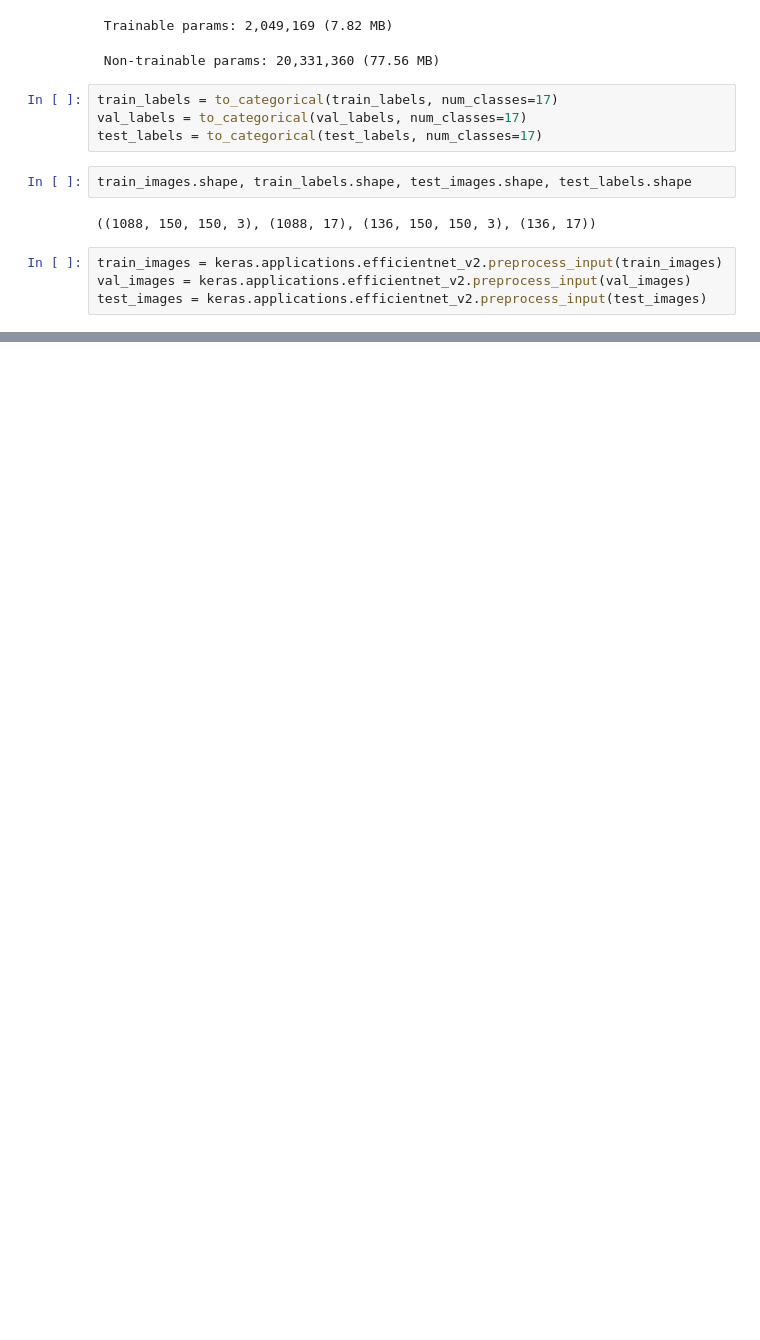
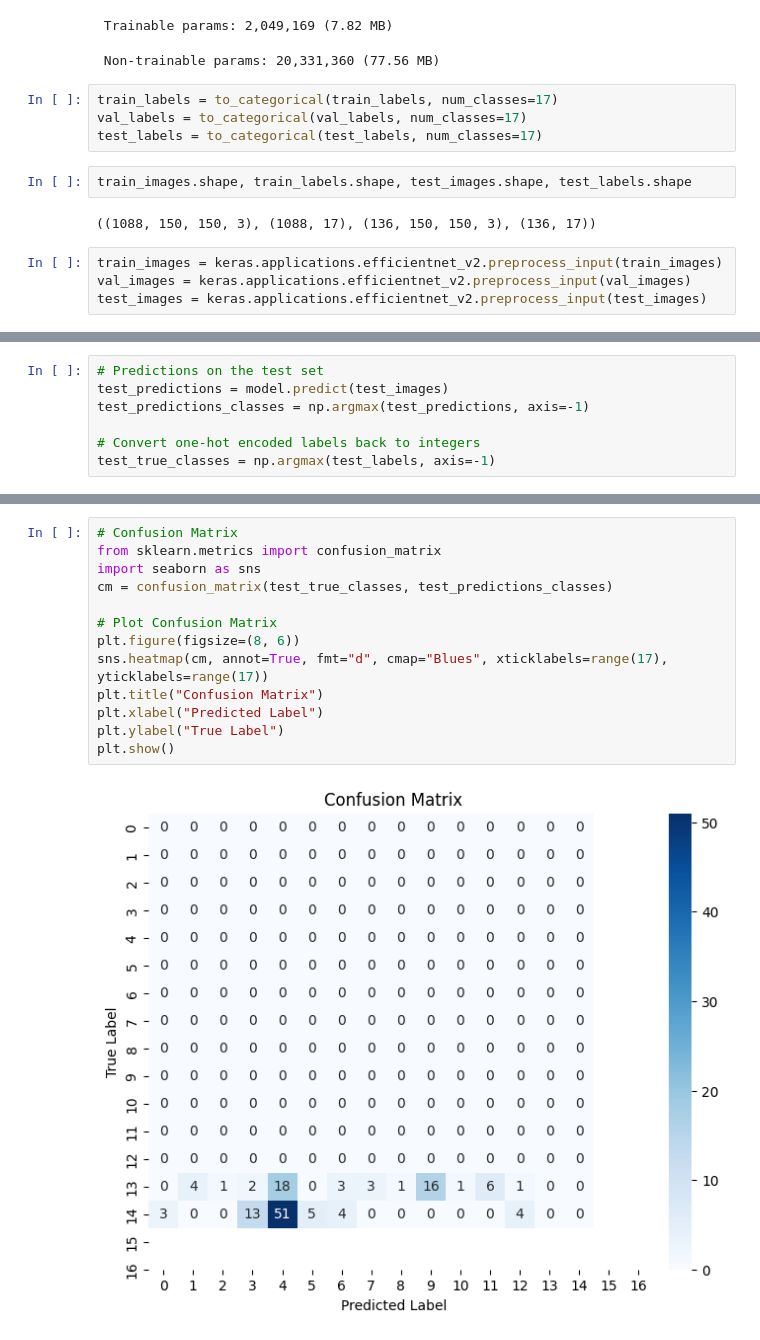
Before and after one commit to patrick-3008/Image-Classification-CNN, a Jupyter notebook: image-class-cnn.ipynb, the cells around one changed output, grey strips where cells are left out. Saved outputs shown, nothing was run; the diff lists cells and outputs as text; blank space fills up the shorter version.

```diff
--- a/image-class-cnn.ipynb
+++ b/image-class-cnn.ipynb
@@ -147,0 +227,7 @@ test_images = keras.applications.efficientnet_v2.preprocess_input(test_images)
+# %%
+# Predictions on the test set
+test_predictions = model.predict(test_images)
+test_predictions_classes = np.argmax(test_predictions, axis=-1)
+
+# Convert one-hot encoded labels back to integers
+test_true_classes = np.argmax(test_labels, axis=-1)
@@ -147,0 +259,15 @@ test_images = keras.applications.efficientnet_v2.preprocess_input(test_images)
+# %%
+# Confusion Matrix
+from sklearn.metrics import confusion_matrix
+import seaborn as sns
+cm = confusion_matrix(test_true_classes, test_predictions_classes)
+
+# Plot Confusion Matrix
+plt.figure(figsize=(8, 6))
+sns.heatmap(cm, annot=True, fmt="d", cmap="Blues", xticklabels=range(17), yticklabels=range(17))
+plt.title("Confusion Matrix")
+plt.xlabel("Predicted Label")
+plt.ylabel("True Label")
+plt.show()
+# %% [output]
+[figure, added]
```
Also changed, not shown: parts of 8 cells of this notebook.
